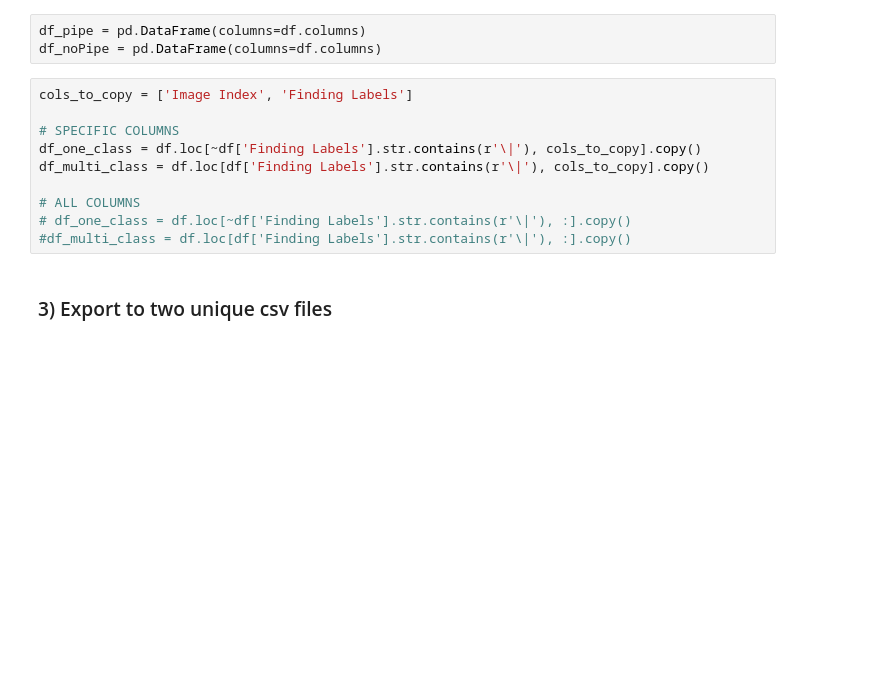
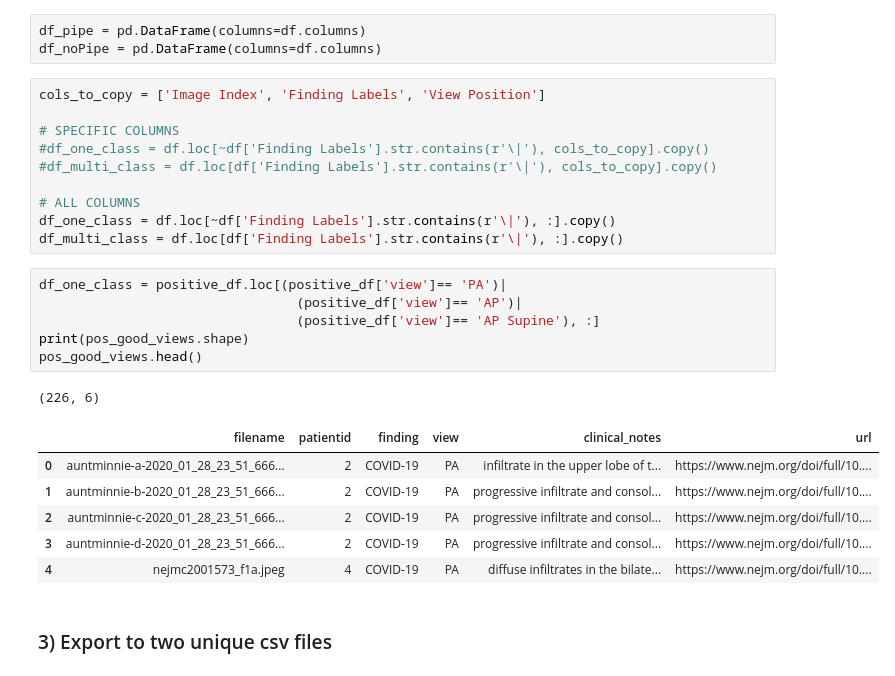
Before and after one commit to DougJ/DougJ.github.io, a Jupyter notebook: Tensor_From_CSV.ipynb, the cells around one changed output. Drawn from its saved outputs; the diff is of its cells as text; blank space fills up the shorter version.

```diff
--- a/Tensor_From_CSV.ipynb
+++ b/Tensor_From_CSV.ipynb
@@ -79,15 +79,29 @@ df.head()
 df_pipe = pd.DataFrame(columns=df.columns)
 df_noPipe = pd.DataFrame(columns=df.columns)
 # %%
-cols_to_copy = ['Image Index', 'Finding Labels']
+cols_to_copy = ['Image Index', 'Finding Labels', 'View Position']
 
 # SPECIFIC COLUMNS
-df_one_class = df.loc[~df['Finding Labels'].str.contains(r'\|'), cols_to_copy].copy()
-df_multi_class = df.loc[df['Finding Labels'].str.contains(r'\|'), cols_to_copy].copy()
+#df_one_class = df.loc[~df['Finding Labels'].str.contains(r'\|'), cols_to_copy].copy()
+#df_multi_class = df.loc[df['Finding Labels'].str.contains(r'\|'), cols_to_copy].copy()
 
 # ALL COLUMNS
-# df_one_class = df.loc[~df['Finding Labels'].str.contains(r'\|'), :].copy()
-#df_multi_class = df.loc[df['Finding Labels'].str.contains(r'\|'), :].copy()
+df_one_class = df.loc[~df['Finding Labels'].str.contains(r'\|'), :].copy()
+df_multi_class = df.loc[df['Finding Labels'].str.contains(r'\|'), :].copy()
+# %%
+df_one_class = positive_df.loc[(positive_df['view']== 'PA')|
+                                 (positive_df['view']== 'AP')|
+                                 (positive_df['view']== 'AP Supine'), :]
+print(pos_good_views.shape)
+pos_good_views.head()
+# %% [output]
+(226, 6)
+|  | filename | patientid | finding | view | clinical_notes | url |
+| 0 | auntminnie-a-2020_01_28_23_51_666... | 2 | COVID-19 | PA | infiltrate in the upper lobe of t... | https://www.nejm.org/doi/full/10.... |
+| 1 | auntminnie-b-2020_01_28_23_51_666... | 2 | COVID-19 | PA | progressive infiltrate and consol... | https://www.nejm.org/doi/full/10.... |
+| 2 | auntminnie-c-2020_01_28_23_51_666... | 2 | COVID-19 | PA | progressive infiltrate and consol... | https://www.nejm.org/doi/full/10.... |
+| 3 | auntminnie-d-2020_01_28_23_51_666... | 2 | COVID-19 | PA | progressive infiltrate and consol... | https://www.nejm.org/doi/full/10.... |
+| 4 | nejmc2001573_f1a.jpeg | 4 | COVID-19 | PA | diffuse infiltrates in the bilate... | https://www.nejm.org/doi/full/10.... |
 # %% [markdown]
 ### 3) Export to two unique csv files
 # %%
```
Also changed, not shown: parts of 34 cells of this notebook.
